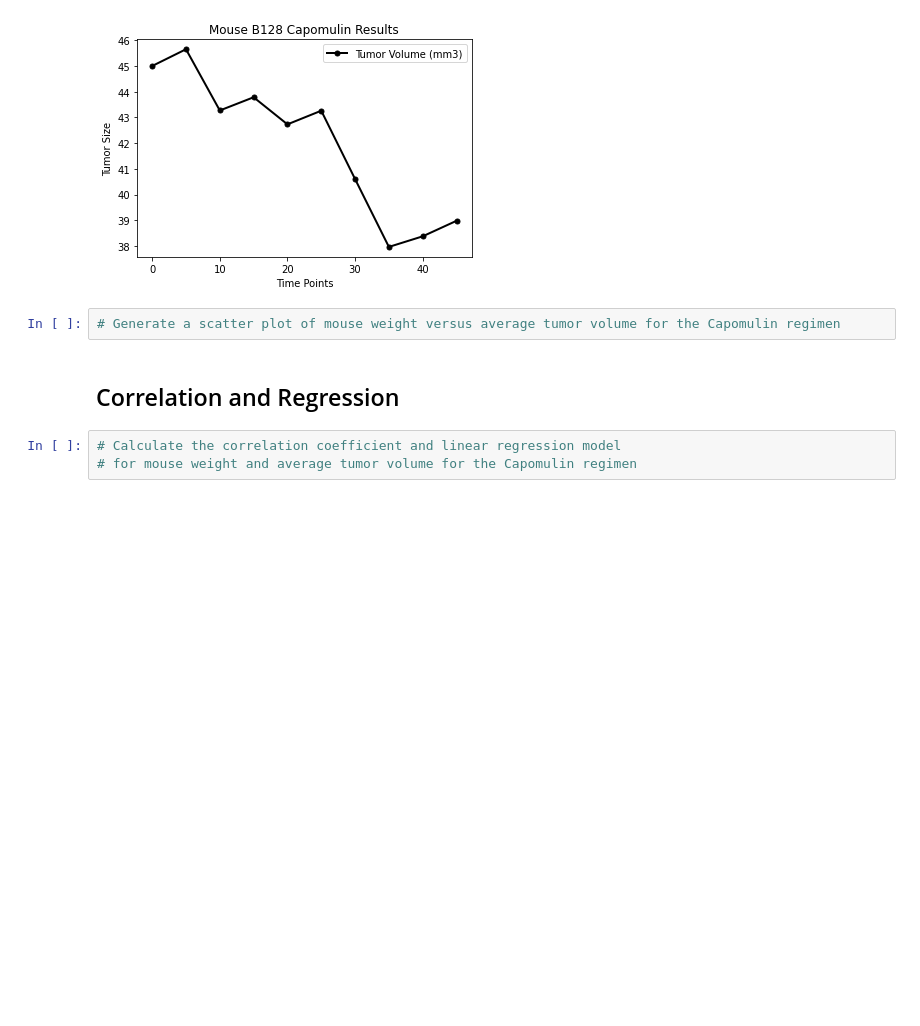
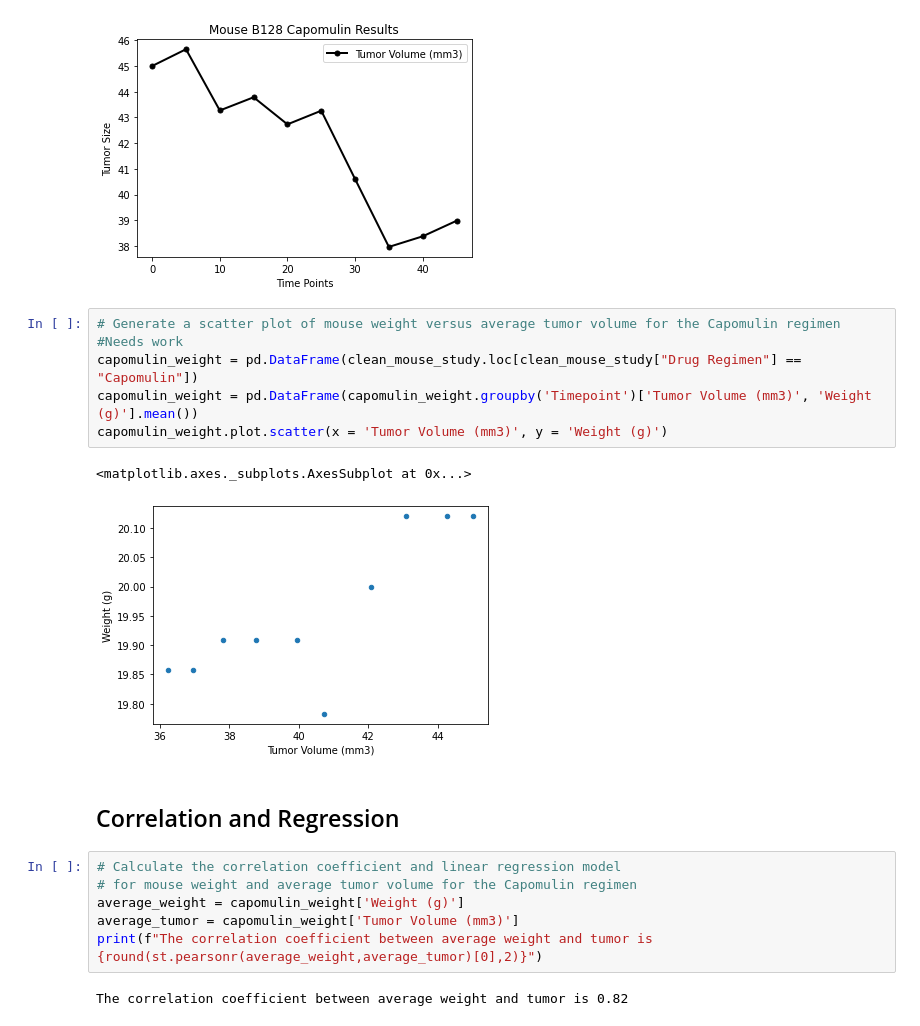
Before and after one commit to eggsnbacon97/matplotlib-challenge, a Jupyter notebook: Pymaceuticals.ipynb, the cells around one changed output. Cells and saved outputs as stored; diff of their text form; blank space fills up the shorter version.

Commit message:
Finished work, scatterplot needs some love

```diff
--- a/Pymaceuticals.ipynb
+++ b/Pymaceuticals.ipynb
@@ -344,8 +344,20 @@ Text(0, 0.5, 'Tumor Size')
 [figure]
 # %%
 # Generate a scatter plot of mouse weight versus average tumor volume for the Capomulin regimen
+#Needs work
+capomulin_weight = pd.DataFrame(clean_mouse_study.loc[clean_mouse_study["Drug Regimen"] == "Capomulin"])
+capomulin_weight = pd.DataFrame(capomulin_weight.groupby('Timepoint')['Tumor Volume (mm3)', 'Weight (g)'].mean())
+capomulin_weight.plot.scatter(x = 'Tumor Volume (mm3)', y = 'Weight (g)')
+# %% [output]
+<matplotlib.axes._subplots.AxesSubplot at 0x...>
+[figure, added]
 # %% [markdown]
 ## Correlation and Regression
 # %%
 # Calculate the correlation coefficient and linear regression model
 # for mouse weight and average tumor volume for the Capomulin regimen
+average_weight = capomulin_weight['Weight (g)']
+average_tumor = capomulin_weight['Tumor Volume (mm3)']
+print(f"The correlation coefficient between average weight and tumor is {round(st.pearsonr(average_weight,average_tumor)[0],2)}")
+# %% [output]
+The correlation coefficient between average weight and tumor is 0.82
```
